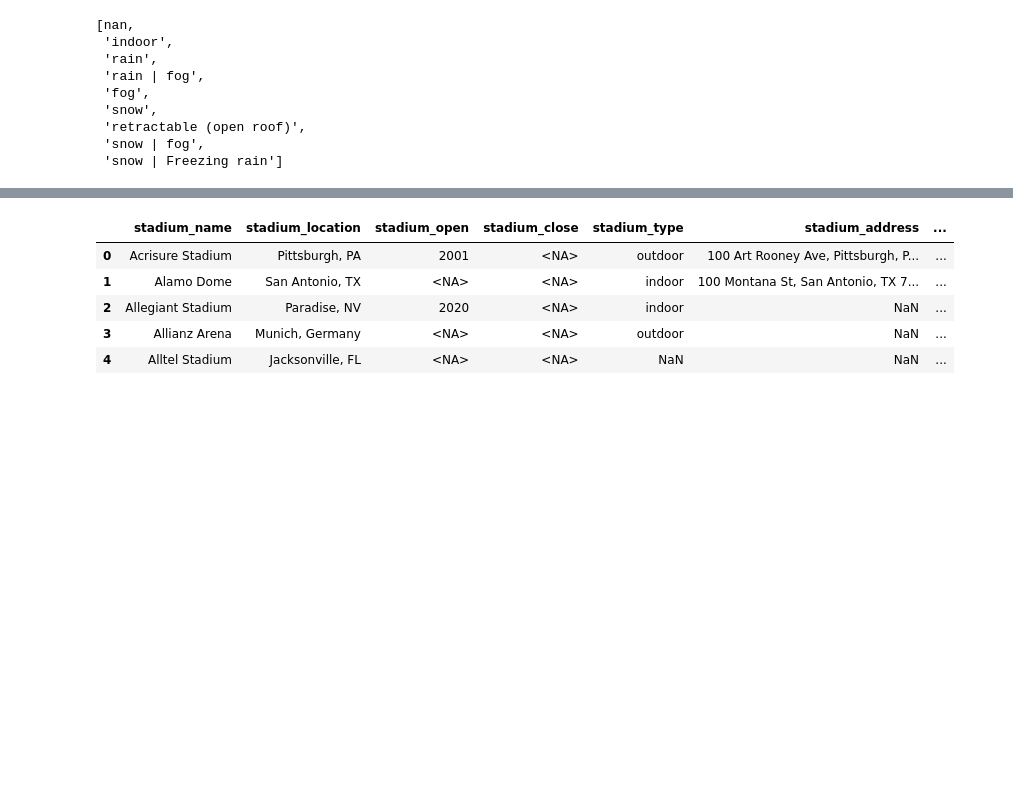
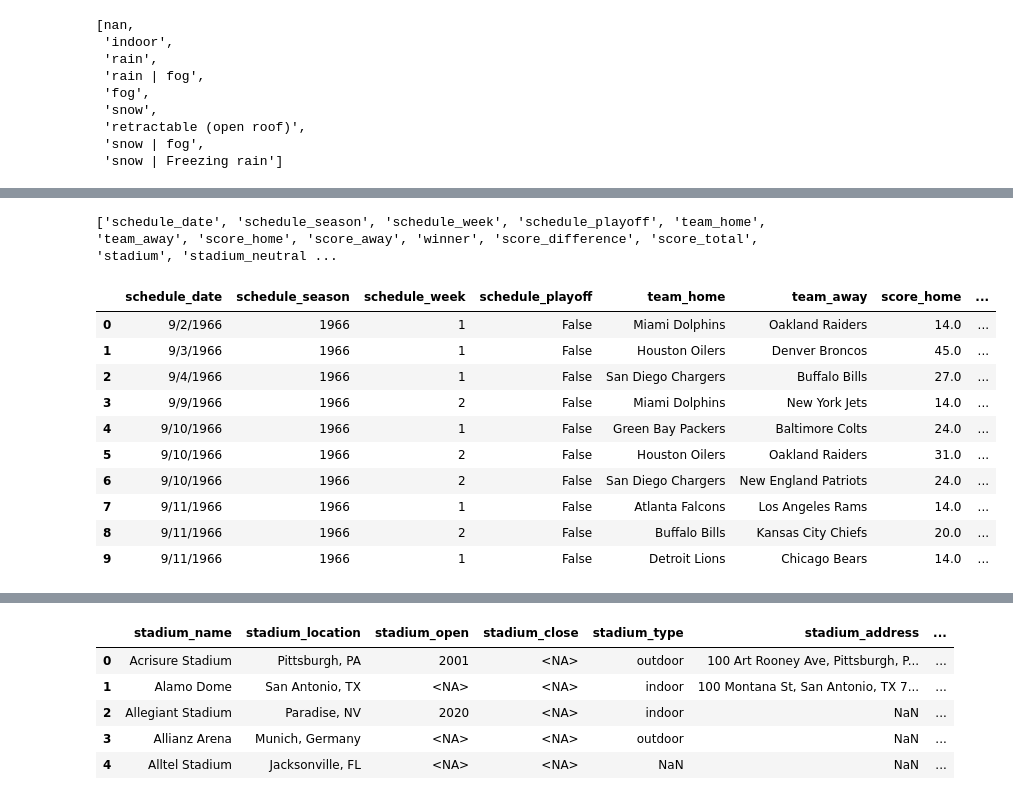
Before and after one commit to AMersman/capstone_NFL, a Jupyter notebook: Data Collection_NFL.ipynb, the cells around one changed output, grey strips where cells are left out. Drawn from its saved outputs; the diff is of its cells as text; code cells hidden in the pictures; blank space fills up the shorter version.

```diff
--- a/Data Collection_NFL.ipynb
+++ b/Data Collection_NFL.ipynb
@@ -242,0 +254,18 @@ memory usage: 2.0+ MB
+# %%
+print(merged_df.columns.tolist())
+# %% [output]
+['schedule_date', 'schedule_season', 'schedule_week', 'schedule_playoff', 'team_home', 'team_away', 'score_home', 'score_away', 'winner', 'score_difference', 'score_total', 'stadium', 'stadium_neutral ...
+# %%
+merged_df.head(10)
+# %% [output]
+|  | schedule_date | schedule_season | schedule_week | schedule_playoff | team_home | team_away | score_home | ... |
+| 0 | 9/2/1966 | 1966 | 1 | False | Miami Dolphins | Oakland Raiders | 14.0 | ... |
+| 1 | 9/3/1966 | 1966 | 1 | False | Houston Oilers | Denver Broncos | 45.0 | ... |
+| 2 | 9/4/1966 | 1966 | 1 | False | San Diego Chargers | Buffalo Bills | 27.0 | ... |
+| 3 | 9/9/1966 | 1966 | 2 | False | Miami Dolphins | New York Jets | 14.0 | ... |
+| 4 | 9/10/1966 | 1966 | 1 | False | Green Bay Packers | Baltimore Colts | 24.0 | ... |
+| 5 | 9/10/1966 | 1966 | 2 | False | Houston Oilers | Oakland Raiders | 31.0 | ... |
+| 6 | 9/10/1966 | 1966 | 2 | False | San Diego Chargers | New England Patriots | 24.0 | ... |
+| 7 | 9/11/1966 | 1966 | 1 | False | Atlanta Falcons | Los Angeles Rams | 14.0 | ... |
+| 8 | 9/11/1966 | 1966 | 2 | False | Buffalo Bills | Kansas City Chiefs | 20.0 | ... |
+| 9 | 9/11/1966 | 1966 | 1 | False | Detroit Lions | Chicago Bears | 14.0 | ... |
```
Also changed, not shown: parts of 21 cells of this notebook, 3 other files.
